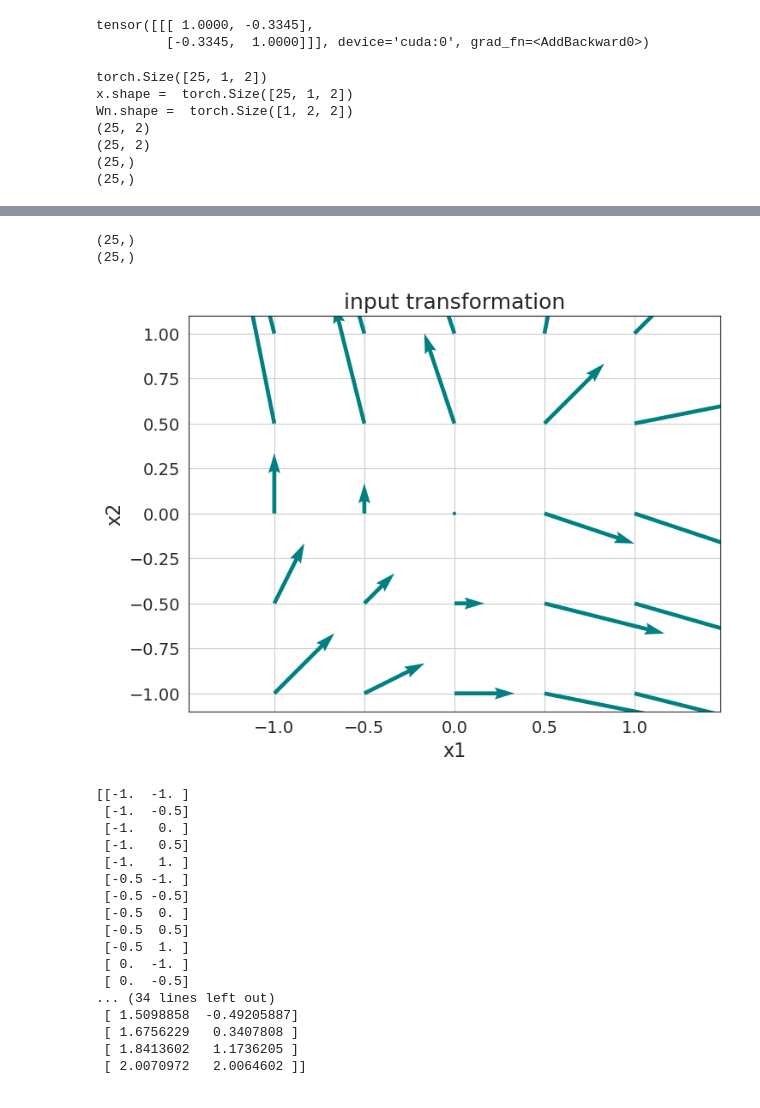
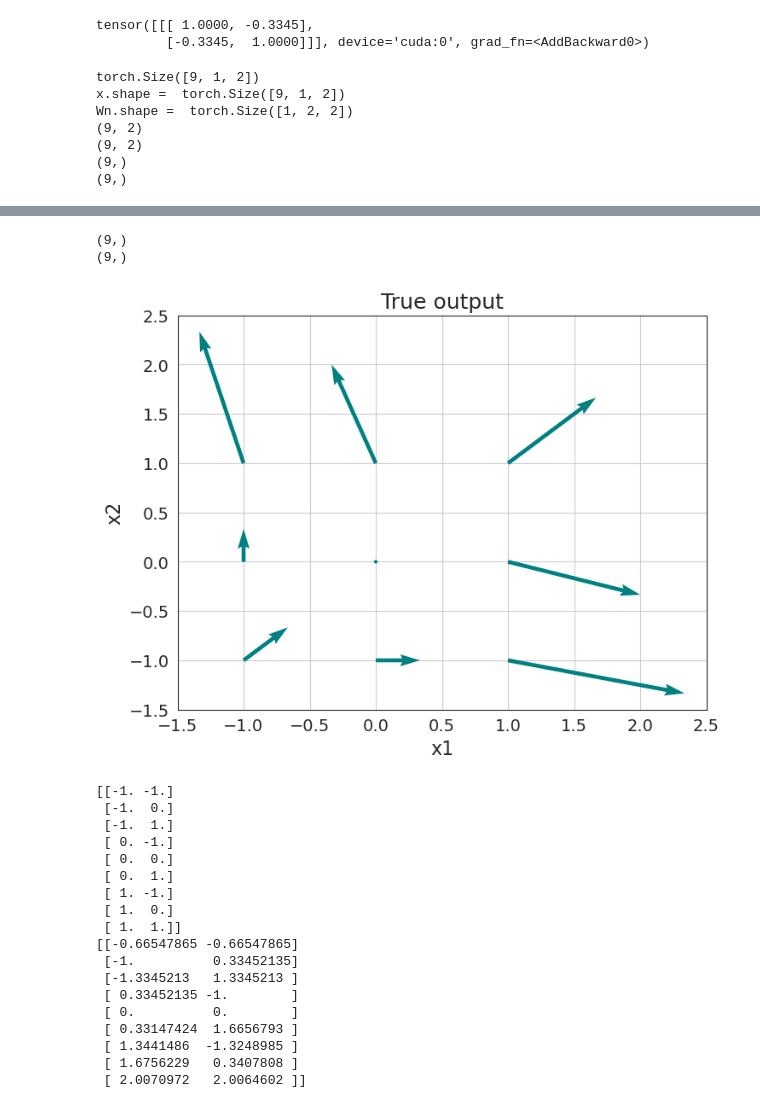
Before and after one commit to Stefan-Heimersheim/toy-model-of-computation-in-superposition, a Jupyter notebook: notebooks/noise_res_cis_2feature_1neuron-Sara.ipynb, the cells around one changed output, grey strips where cells are left out. Saved outputs shown, nothing was run; the diff lists cells and outputs as text; code cells hidden in the pictures.

Commit message:
made changes to quiver plot

```diff
--- a/notebooks/noise_res_cis_2feature_1neuron-Sara.ipynb
+++ b/notebooks/noise_res_cis_2feature_1neuron-Sara.ipynb
@@ -362,7 +362,7 @@ model = cis_simple_sym
 import itertools
 
 # Step 1: Define possible values
-values = [-1, -0.5, 0, 0.5, 1]
+values = [-1, 0, 1]
 
 # Step 2: Create meshgrid using Cartesian product
 mesh_points = list(itertools.product(values, repeat=2))  # All (x, y) pairs
@@ -423,11 +423,11 @@ plt.figure(figsize=(8, 6))
 plt.quiver(x[:,0], x[:,1], U, V, angles='xy', scale_units='xy', scale=1, color='teal')
 plt.xlabel('x1')
 plt.ylabel('x2')
-plt.xlim(-1,2)
-plt.ylim(-1,2)
+plt.xlim(-1.5,2.5)
+plt.ylim(-1.5,2.5)
 plt.title('input transformation')
 plt.grid(True)
-plt.axis('equal')
+#plt.axis('equal')
 plt.show()
 
 
@@ -440,22 +440,22 @@ print(V.shape)
 
 plt.figure(figsize=(8, 6))
 plt.quiver(x[:,0], x[:,1], U, V, angles='xy', scale_units='xy', scale=1, color='teal')
-plt.xlim(-1,2)
-plt.ylim(-1,2)
+plt.xlim(-1.5,2.5)
+plt.ylim(-1.5,2.5)
 plt.xlabel('x1')
 plt.ylabel('x2')
-plt.title('input transformation')
+plt.title('True output')
 plt.grid(True)
-plt.axis('equal')
+#plt.axis('equal')
 plt.show()
 
 print(x)
 print(y_pred)
 # %% [output]
-torch.Size([25, 1, 2])
-x.shape =  torch.Size([25, 1, 2])
+torch.Size([9, 1, 2])
+x.shape =  torch.Size([9, 1, 2])
 Wn.shape =  torch.Size([1, 2, 2])
-(25, 2)
-(25, 2)
-(25,)
-(25,)
+(9, 2)
+(9, 2)
+(9,)
+(9,)
@@ -463,20 +463,21 @@ Wn.shape =  torch.Size([1, 2, 2])
-(25,)
-(25,)
+(9,)
+(9,)
-[figure, old version]
+[figure, new version]
-[[-1.  -1. ]
- [-1.  -0.5]
- [-1.   0. ]
- [-1.   0.5]
- [-1.   1. ]
- [-0.5 -1. ]
- [-0.5 -0.5]
- [-0.5  0. ]
- [-0.5  0.5]
- [-0.5  1. ]
- [ 0.  -1. ]
- [ 0.  -0.5]
-... (34 lines left out)
- [ 1.5098858  -0.49205887]
+[[-1. -1.]
+ [-1.  0.]
+ [-1.  1.]
+ [ 0. -1.]
+ [ 0.  0.]
+ [ 0.  1.]
+ [ 1. -1.]
+ [ 1.  0.]
+ [ 1.  1.]]
+[[-0.66547865 -0.66547865]
+ [-1.          0.33452135]
+ [-1.3345213   1.3345213 ]
+ [ 0.33452135 -1.        ]
+ [ 0.          0.        ]
+ [ 0.33147424  1.6656793 ]
+ [ 1.3441486  -1.3248985 ]
  [ 1.6756229   0.3407808 ]
- [ 1.8413602   1.1736205 ]
  [ 2.0070972   2.0064602 ]]
```
Also changed, not shown: parts of 2 cells of this notebook.
